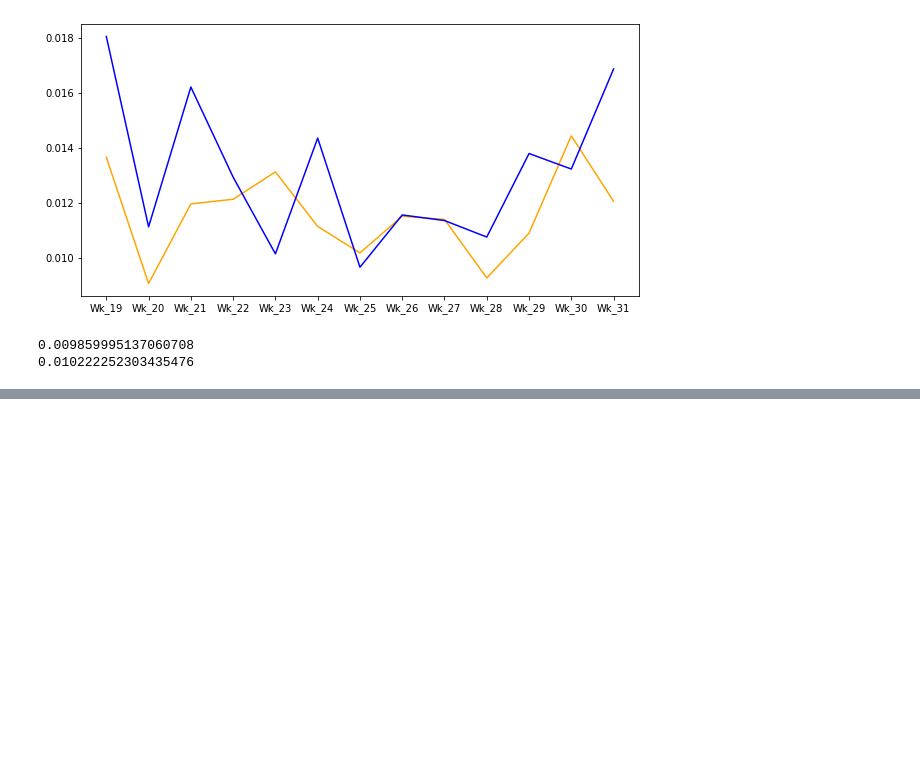
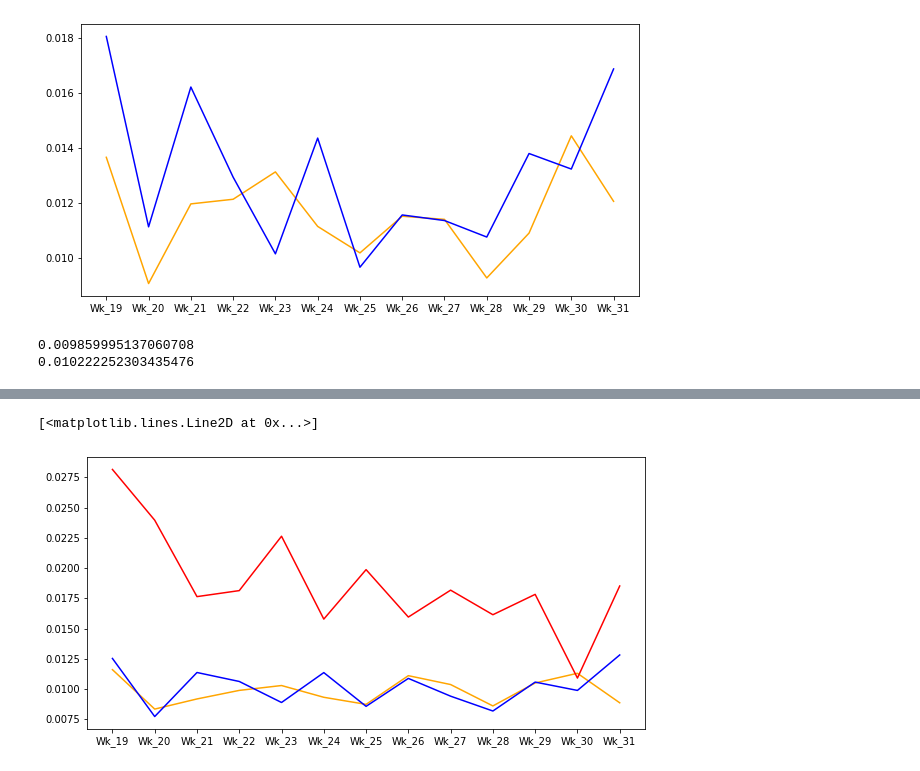
Before and after one commit to alexkychen/HMproduct, a Jupyter notebook: notebook/Data_preprocess.ipynb, the cells around one changed output, grey strips where cells are left out. Cells and saved outputs as stored; diff of their text form; code cells hidden in the pictures; blank space fills up the shorter version.

```diff
--- a/notebook/Data_preprocess.ipynb
+++ b/notebook/Data_preprocess.ipynb
@@ -543,0 +559,8 @@ print(userCF_df.AOP.mean())
+# %%
+plt.figure(figsize=(10,5))
+plt.plot(topSell_df.timeline, topSell_df.AOP, color="orange")
+plt.plot(userCF_df.timeline, userCF_df.AOP, color="blue")
+plt.plot(CB_df.timeline, CB_df.AOP, color="red")
+# %% [output]
+[<matplotlib.lines.Line2D at 0x...>]
+[figure, added]
```
Also changed, not shown: parts of 5 cells of this notebook, 6 other files.
